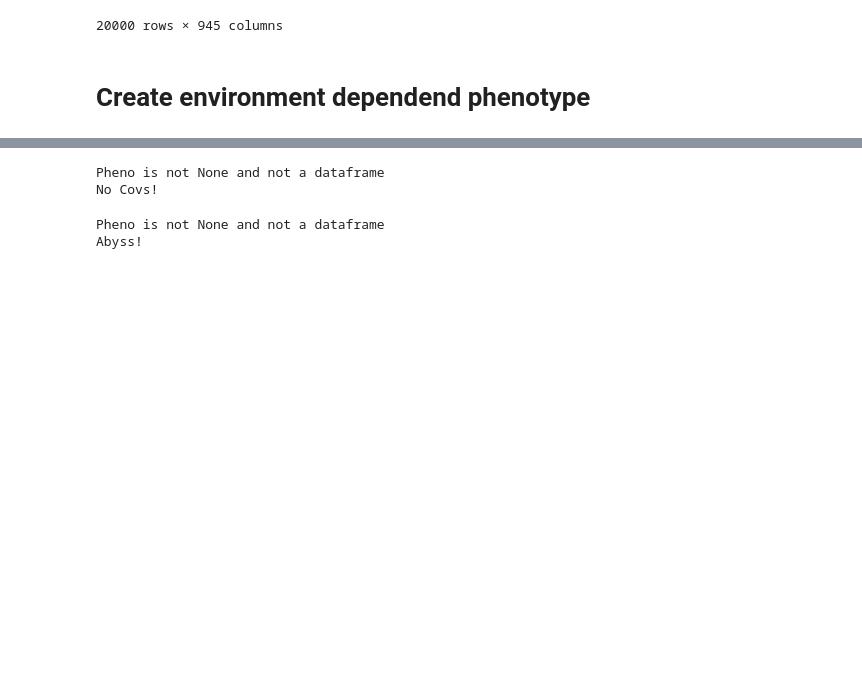
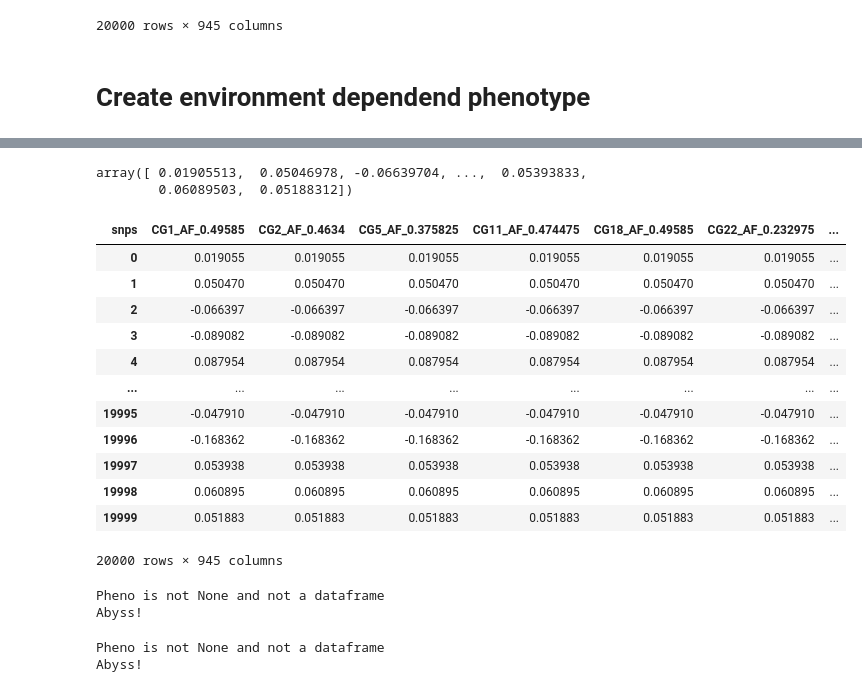
Before and after one commit to mat2m10/abyss_simulation, a Jupyter notebook: 88 Proof of concept env.ipynb, the cells around one changed output, grey strips where cells are left out. Saved outputs shown, nothing was run; the diff lists cells and outputs as text; code cells hidden in the pictures; blank space fills up the shorter version.

```diff
--- a/88 Proof of concept env.ipynb
+++ b/88 Proof of concept env.ipynb
@@ -295,8 +316,29 @@ true_p2s + true_twopqs + true_q2s
+# %%
+y
+# %% [output]
+array([ 0.01905513,  0.05046978, -0.06639704, ...,  0.05393833,
+        0.06089503,  0.05188312])
+# %%
+pheno_corrected
+# %% [output]
+| snps | CG1_AF_0.49585 | CG2_AF_0.4634 | CG5_AF_0.375825 | CG11_AF_0.474475 | CG18_AF_0.49585 | CG22_AF_0.232975 | ... |
+| 0 | 0.019055 | 0.019055 | 0.019055 | 0.019055 | 0.019055 | 0.019055 | ... |
+| 1 | 0.050470 | 0.050470 | 0.050470 | 0.050470 | 0.050470 | 0.050470 | ... |
+| 2 | -0.066397 | -0.066397 | -0.066397 | -0.066397 | -0.066397 | -0.066397 | ... |
+| 3 | -0.089082 | -0.089082 | -0.089082 | -0.089082 | -0.089082 | -0.089082 | ... |
+| 4 | 0.087954 | 0.087954 | 0.087954 | 0.087954 | 0.087954 | 0.087954 | ... |
+| ... | ... | ... | ... | ... | ... | ... | ... |
+| 19995 | -0.047910 | -0.047910 | -0.047910 | -0.047910 | -0.047910 | -0.047910 | ... |
+| 19996 | -0.168362 | -0.168362 | -0.168362 | -0.168362 | -0.168362 | -0.168362 | ... |
+| 19997 | 0.053938 | 0.053938 | 0.053938 | 0.053938 | 0.053938 | 0.053938 | ... |
+| 19998 | 0.060895 | 0.060895 | 0.060895 | 0.060895 | 0.060895 | 0.060895 | ... |
+| 19999 | 0.051883 | 0.051883 | 0.051883 | 0.051883 | 0.051883 | 0.051883 | ... |
+20000 rows × 945 columns
 # %%
-df_no_corr = manhattan_linear(true_p2s-true_q2s, y)
+df_no_corr = manhattan_linear(true_p2s-true_q2s, y, true_twopqs)
 # %% [output]
 Pheno is not None and not a dataframe
-No Covs!
+Abyss!
 # %%
 df_abyss_true_maf = manhattan_linear(complete, y, true_population_maf_dfs)
 # %% [output]
```
Also changed, not shown: parts of 8 cells of this notebook.
